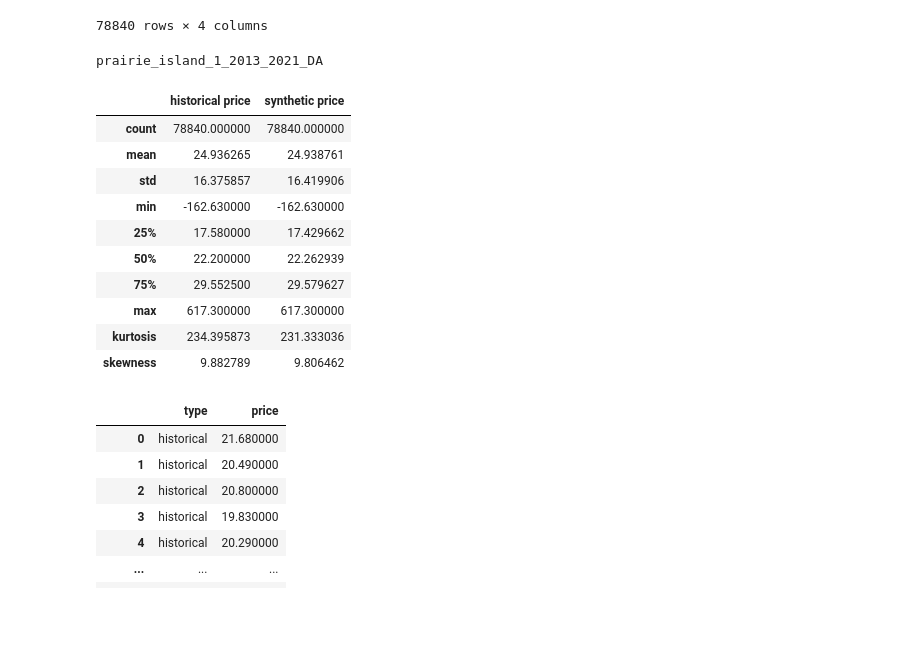
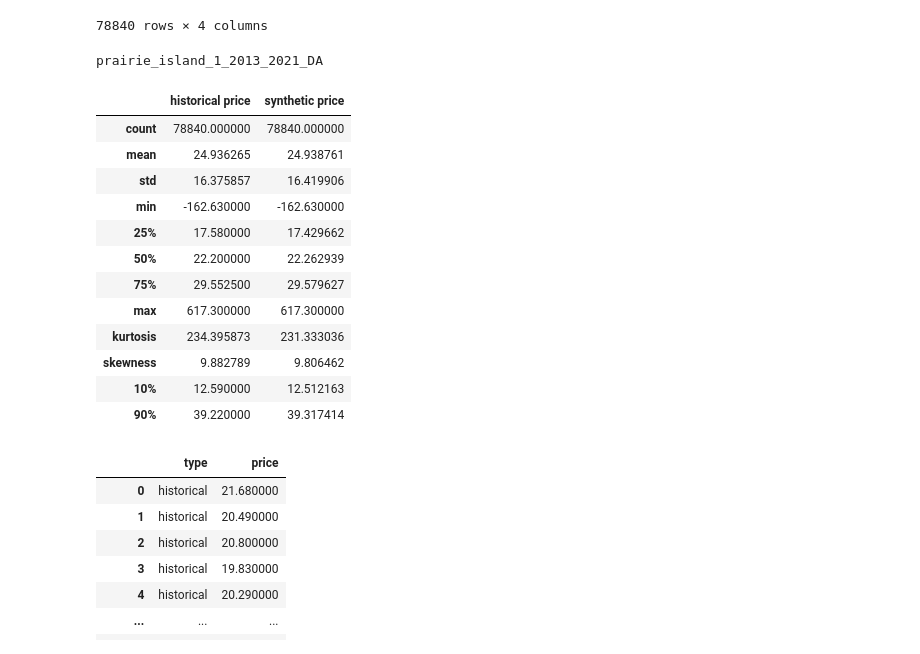
Before and after one commit to mgarrouste/FORCE, a Jupyter notebook: use_cases/LWR_FT_2023/train/ARMA_metrics.ipynb, the cells around one changed output. Cells and saved outputs as stored; diff of their text form; code cells hidden in the pictures; blank space fills up the shorter version.

```diff
--- a/use_cases/LWR_FT_2023/train/ARMA_metrics.ipynb
+++ b/use_cases/LWR_FT_2023/train/ARMA_metrics.ipynb
@@ -93,33 +93,40 @@ sum_df
 temp_df = sum_df.drop(columns=['Year','hour'])
 stats = dict(temp_df.describe())
 #stats_df.append() = temp_df.kurtosis(axis=0)
 for k,v in stats.items():
   stats[k] = dict(v)
 #stats['historical price'] = dict(stats['historical price'])
 # Add kurtosis
 stats['historical price']['kurtosis'] = float(hist_df['historical price'].kurtosis(axis = 0))
 stats['synthetic price']['kurtosis'] = float(synthetic_df['synthetic price'].kurtosis(axis = 0))
 # Add skewness
 stats['historical price']['skewness'] = float(hist_df['historical price'].skew(axis = 0))
 stats['synthetic price']['skewness'] = float(synthetic_df['synthetic price'].skew(axis = 0))
+# add 10 and 90th percentiles
+stats['historical price']['10%'] = float(np.percentile(hist_df['historical price'], 10))
+stats['synthetic price']['10%'] = float(np.percentile(synthetic_df['synthetic price'], 10))
+stats['historical price']['90%'] = float(np.percentile(hist_df['historical price'], 90))
+stats['synthetic price']['90%'] = float(np.percentile(synthetic_df['synthetic price'], 90))
 stats_df = pd.DataFrame(stats)
 print(tag)
 with pd.ExcelWriter('ARMA_stats.xlsx',mode='a', if_sheet_exists='replace') as writer:
     stats_df.to_excel(writer, sheet_name=tag, )
 stats_df
 # %% [output]
 prairie_island_1_2013_2021_DA
 |  | historical price | synthetic price |
 | count | 78840.000000 | 78840.000000 |
 | mean | 24.936265 | 24.938761 |
 | std | 16.375857 | 16.419906 |
 | min | -162.630000 | -162.630000 |
 | 25% | 17.580000 | 17.429662 |
 | 50% | 22.200000 | 22.262939 |
 | 75% | 29.552500 | 29.579627 |
 | max | 617.300000 | 617.300000 |
 | kurtosis | 234.395873 | 231.333036 |
 | skewness | 9.882789 | 9.806462 |
+| 10% | 12.590000 | 12.512163 |
+| 90% | 39.220000 | 39.317414 |
 # %%
 # Concatenate historic and synthetic prices with a tag
 temp_hist = hist_df.drop(columns=['Year', 'hour']).rename({'historical price':'price'}, axis=1)
```
Also changed, not shown: parts of 1 cell of this notebook.
